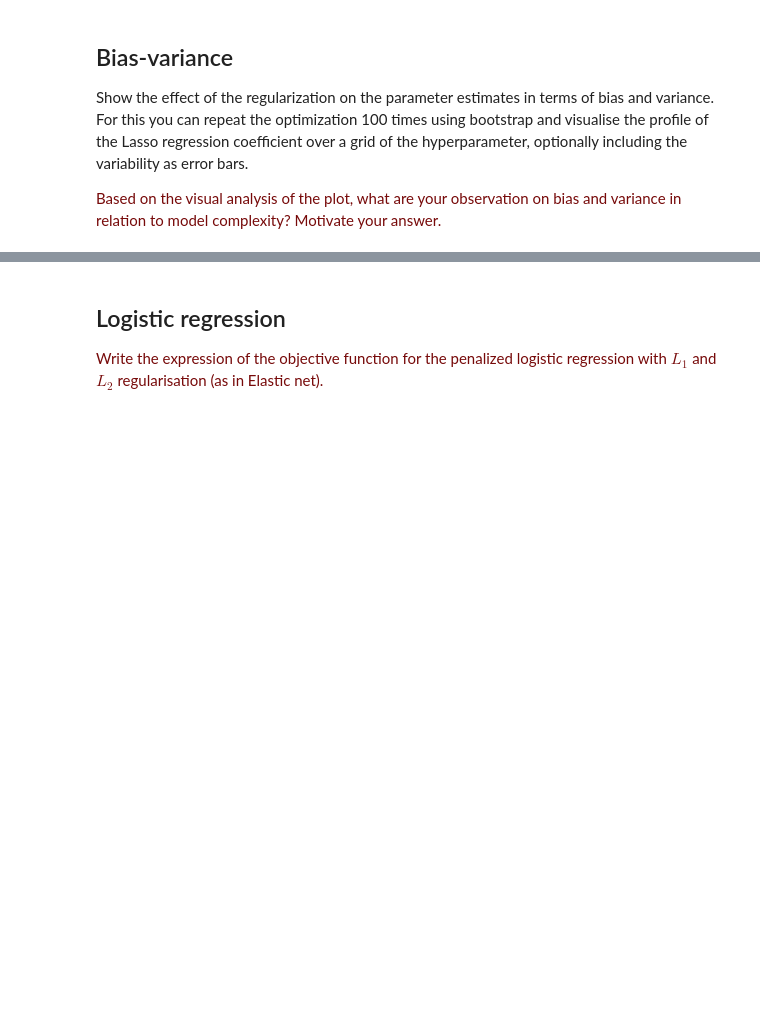
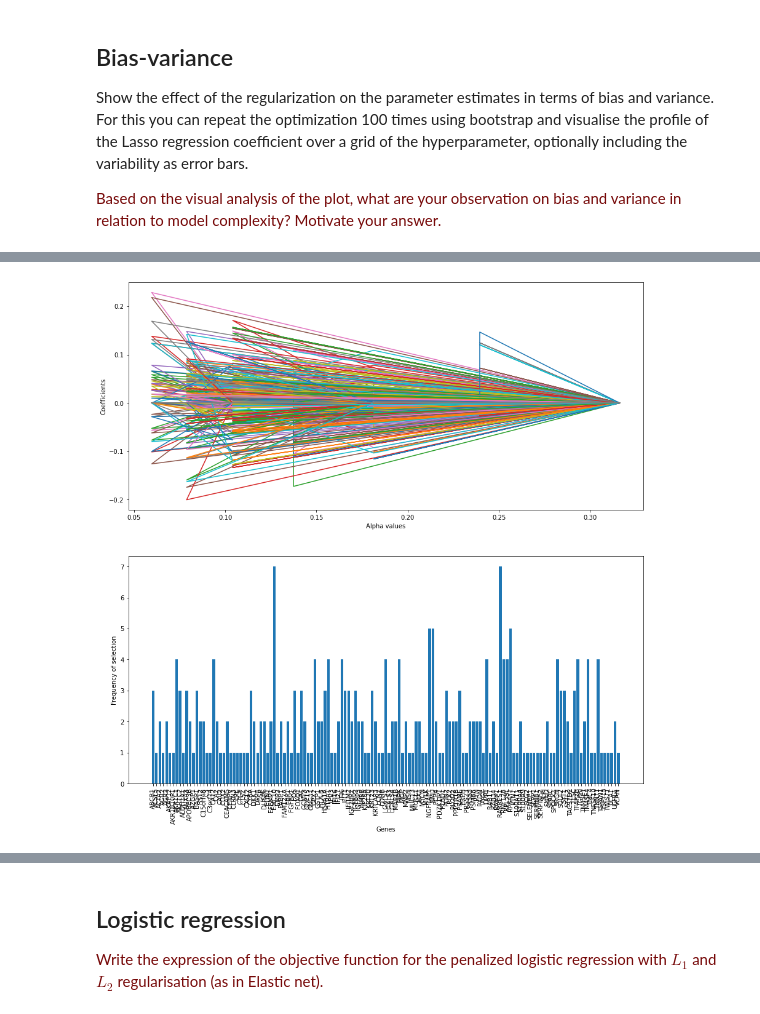
Before and after one commit to MirtheK/8dm50-machine-learning, a Jupyter notebook: practicals/week_3.ipynb, the cells around one changed output, grey strips where cells are left out. Cells and saved outputs as stored; diff of their text form; code cells hidden in the pictures; blank space fills up the shorter version.

```diff
--- a/practicals/week_3.ipynb
+++ b/practicals/week_3.ipynb
@@ -389,9 +389,3 @@ Look at the features selected using the hyperparameter which corresponds to the
 <p><font color='#770a0a'>Is the partition in training and validation sets playing a role in the selection of the hyperparameter? How will this affect the selection of the relevant features?</font></p>
 
 <p><font color='#770a0a'>Should the value of the intercept also be shrunk to zero with Lasso and Ridge regression? Motivate your answer.</font></p>
-# %%
-sel_ = SelectFromModel(Lasso(alpha=final_alpha,tol=1e-2))
-sel_.fit(X_train, np.ravel(y_train,order='C'))  #--> EVEN KIJKEN OF JE NIET HET MODEL UIT GRIDSEARCH KAN KRIJGEN IPV OPNIEUW MAKEN EN FITTEN
-sel_.get_support()
-selected_feat = X.columns[(sel_.get_support())]
-print(selected_feat)
@@ -399,0 +392,6 @@ Index(['CDH17', 'ABCB1', 'SELENBP1', 'FABP1', 'FBP1', 'CDX2', 'AKR1C3'], dtype='
+# %%
+from sklearn.feature_selection import SelectFromModel
+sel_ = SelectFromModel(clf.best_estimator_, prefit=True)
+sel_.get_support()
+selected_feat = X.columns[(sel_.get_support())]
+print(selected_feat)
@@ -409,0 +482,33 @@ Show the effect of the regularization on the parameter estimates in terms of bia
+# %%
+#Results is a list:
+alphas = []
+feats = []
+coefs = []
+inters = []
+for i in range(len(results)):
+    alphas.append(results[i][0])
+    feats.append([item for item in results[i][1]])
+    coefs.append(results[i][2])
+    inters.append(results[i][3])
+
+import matplotlib.pyplot as plt
+fig, ax = plt.subplots(2,1,figsize=(15,15))
+ax[0].plot(alphas, coefs)
+ax[0].set_xlabel('Alpha values')
+ax[0].set_ylabel('Coefficients')
+
+#Count how often the features are selected with different alphas
+feats_flat = [item for sublist in feats for item in sublist]
+unique_feat = list(np.unique(np.array(feats_flat)))
+feature_occurance = {}
+for gen in unique_feat:
+    counter = feats_flat.count(gen)
+    feature_occurance[gen] = counter
+
+ax[1].bar(feature_occurance.keys(), feature_occurance.values())
+ax[1].set_ylabel('Frequency of selection')
+ax[1].set_xlabel('Genes')
+plt.xticks(rotation=90)
+plt.show()
+# %% [output]
+[figure, added]
```
Also changed, not shown: parts of 7 cells of this notebook.
